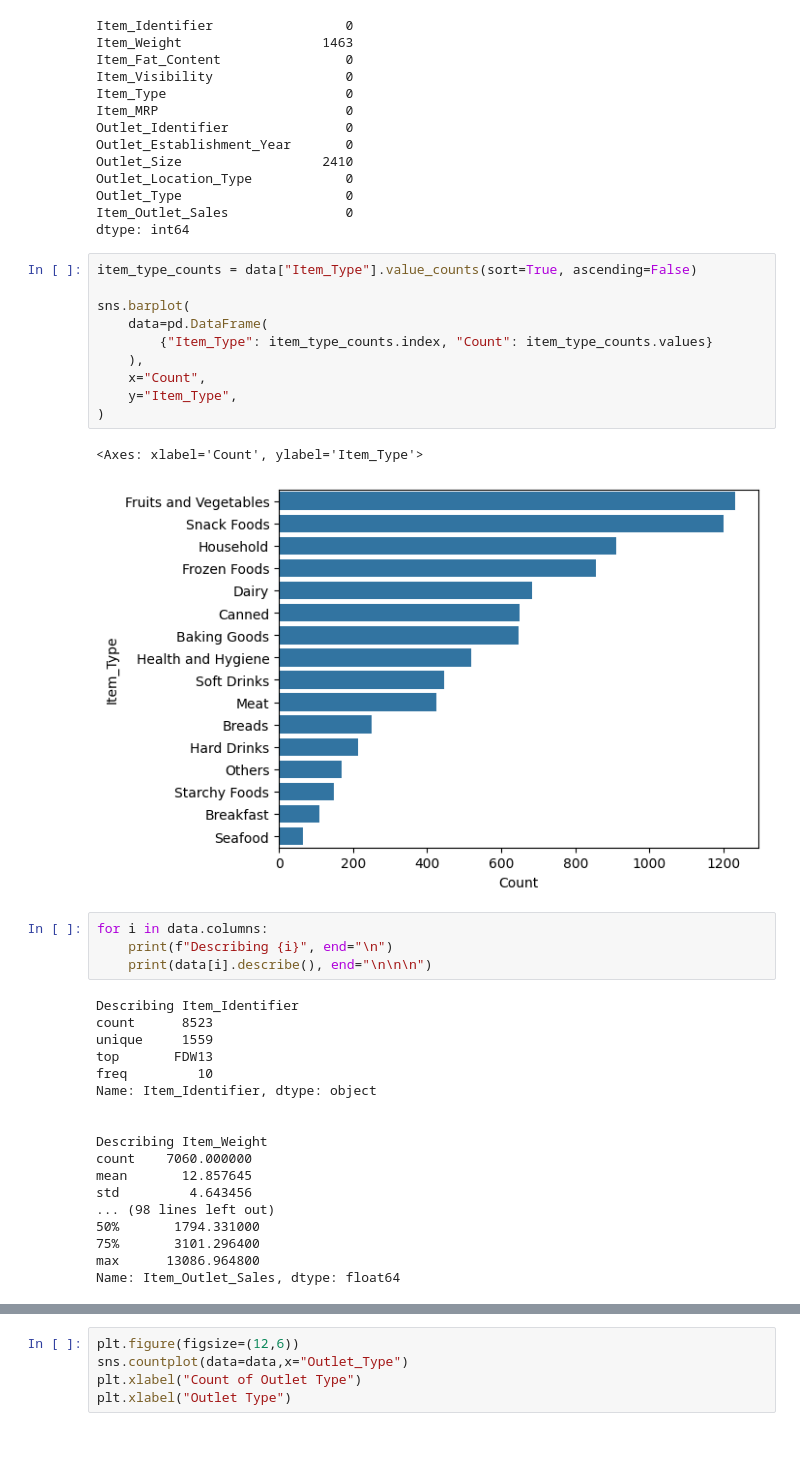
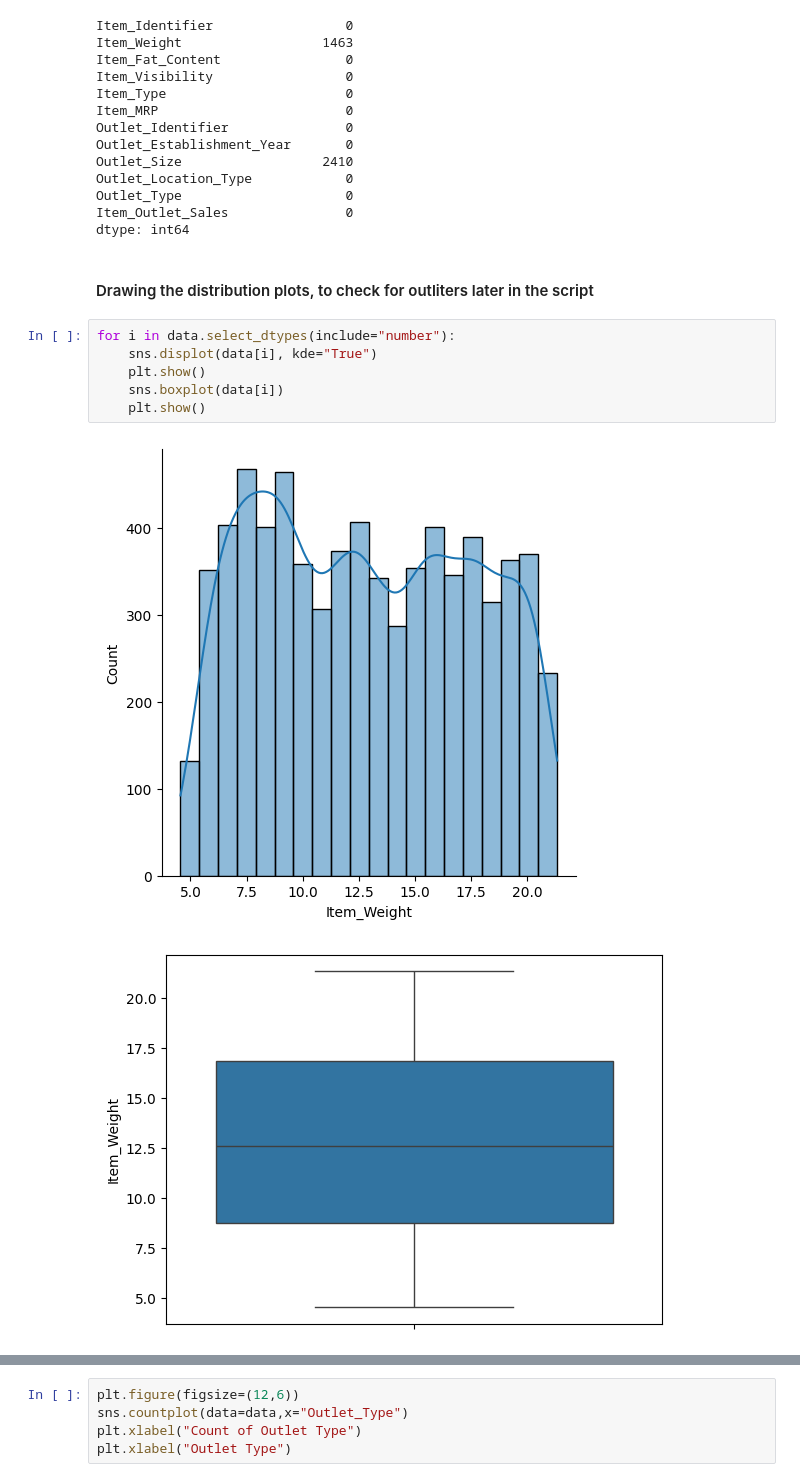
Before and after one commit to babutabhavya/big-mart-sales-prediction, a Jupyter notebook: main.ipynb, the cells around one changed output, grey strips where cells are left out. Cells and saved outputs as stored; diff of their text form; blank space fills up the shorter version.

```diff
--- a/main.ipynb
+++ b/main.ipynb
@@ -74,38 +94,14 @@ Outlet_Location_Type            0
 Outlet_Type                     0
 Item_Outlet_Sales               0
 dtype: int64
-# %%
-item_type_counts = data["Item_Type"].value_counts(sort=True, ascending=False)
-
-sns.barplot(
-    data=pd.DataFrame(
-        {"Item_Type": item_type_counts.index, "Count": item_type_counts.values}
-    ),
-    x="Count",
-    y="Item_Type",
-)
-# %% [output]
-<Axes: xlabel='Count', ylabel='Item_Type'>
-[figure, removed]
-# %%
-for i in data.columns:
-    print(f"Describing {i}", end="\n")
-    print(data[i].describe(), end="\n\n\n")
-# %% [output]
-Describing Item_Identifier
-count      8523
-unique     1559
-top       FDW13
-freq         10
-Name: Item_Identifier, dtype: object
-
-
-Describing Item_Weight
-count    7060.000000
-mean       12.857645
-std         4.643456
-... (98 lines left out)
-50%       1794.331000
-75%       3101.296400
-max      13086.964800
-Name: Item_Outlet_Sales, dtype: float64
+# %% [markdown]
+#### Drawing the distribution plots, to check for outliters later in the script
+# %%
+for i in data.select_dtypes(include="number"):
+    sns.displot(data[i], kde="True")
+    plt.show()
+    sns.boxplot(data[i])
+    plt.show()
+# %% [output]
+[figure, added]
+[figure, added]
```
Also changed, not shown: parts of 30 cells of this notebook.
